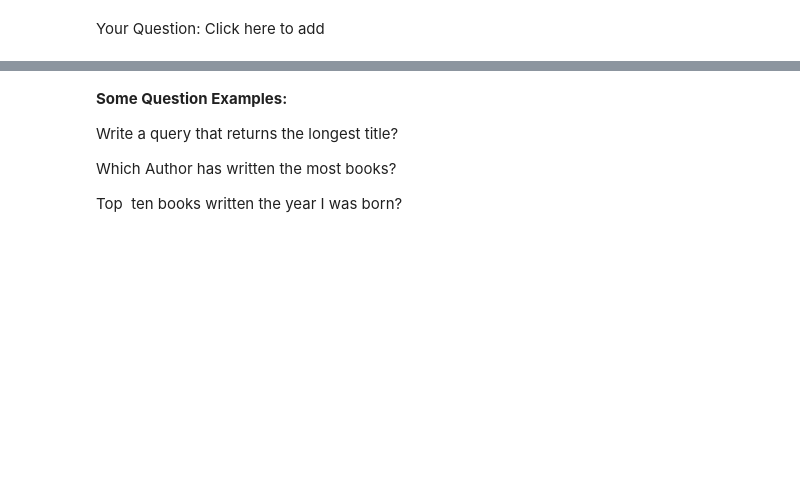
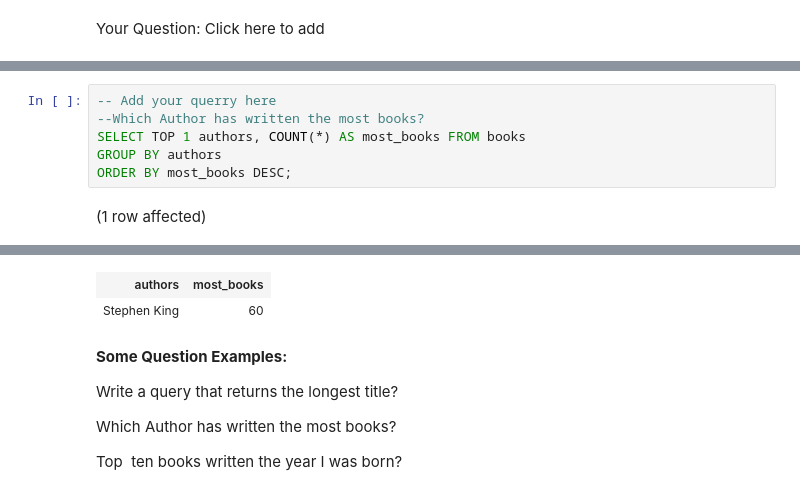
Before and after one commit to KeerthanaMadhesh/SQL-Part-1-Studio, a Jupyter notebook: SQL-Part-1-Studio.ipynb, the cells around one changed output, grey strips where cells are left out. Cells and saved outputs as stored; diff of their text form; blank space fills up the shorter version.

```diff
--- a/SQL-Part-1-Studio.ipynb
+++ b/SQL-Part-1-Studio.ipynb
@@ -162,0 +169,8 @@ Your Question: Click here to add
+# %%
+-- Add your querry here
+--Which Author has written the most books?
+SELECT TOP 1 authors, COUNT(*) AS most_books FROM books
+GROUP BY authors
+ORDER BY most_books DESC;
+# %% [output]
+(1 row affected)
@@ -163,3 +178,5 @@ Your Question: Click here to add
+| authors | most_books |
+| Stephen King | 60 |
 # %% [markdown]
 **Some Question Examples:**
 
```
Also changed, not shown: parts of 4 cells of this notebook.
